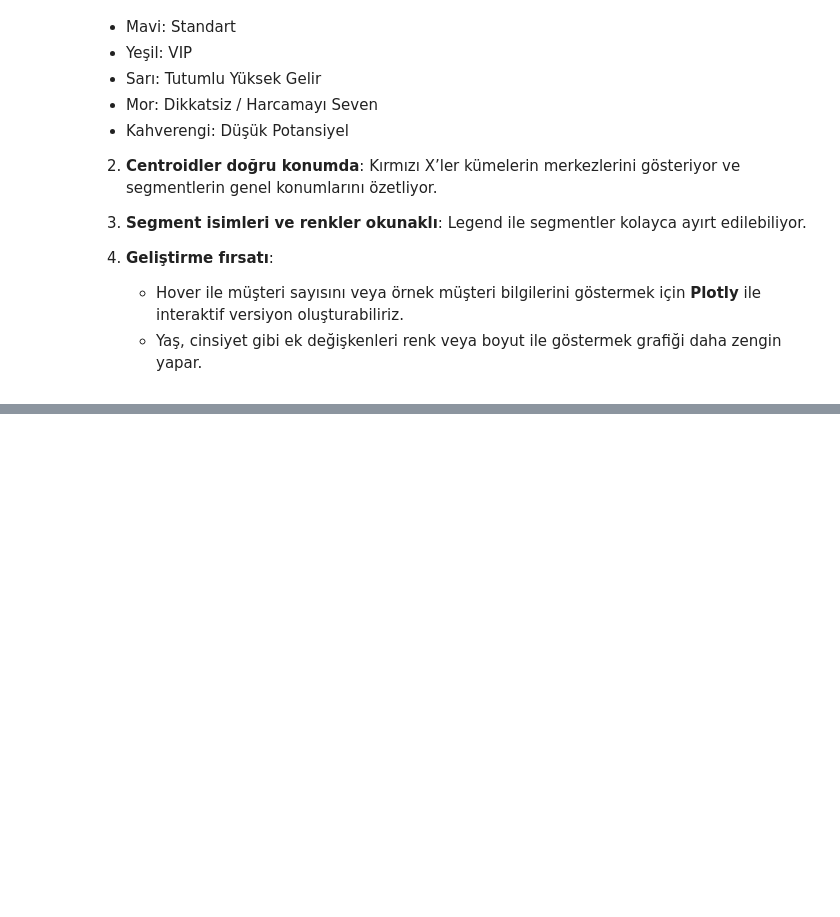
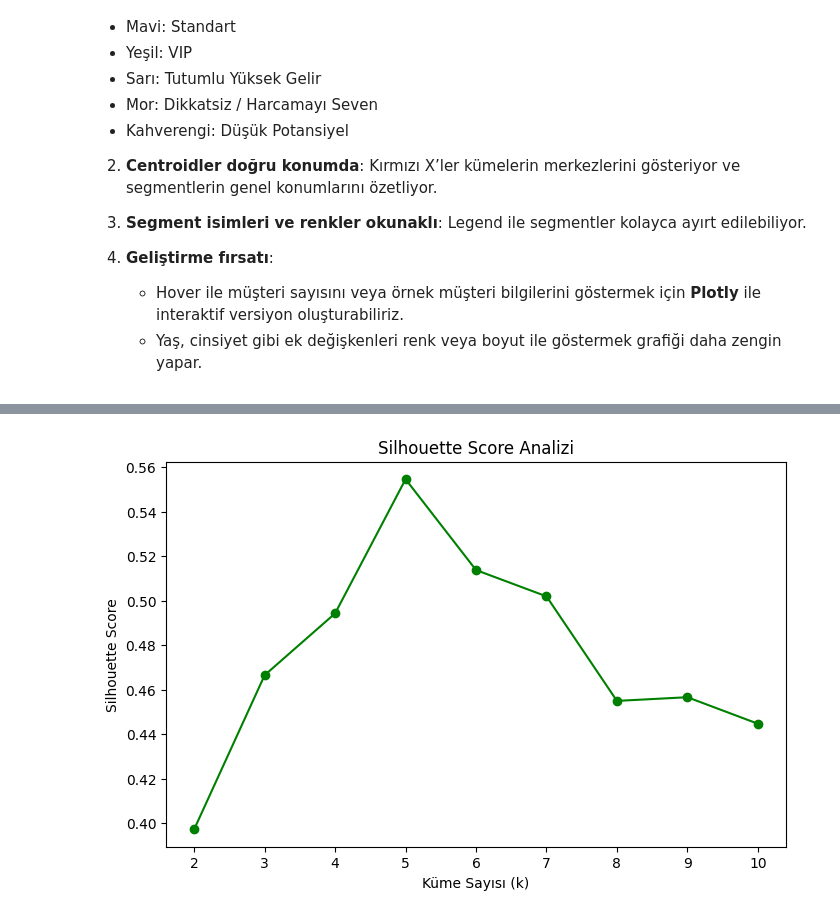
Before and after one commit to hafizecim/Mall-Customer-Segmentation-with-K-Means, a Jupyter notebook: mall_customer_segmentation.ipynb, the cells around one changed output, grey strips where cells are left out. Drawn from its saved outputs; the diff is of its cells as text; code cells hidden in the pictures; folded sections open; blank space fills up the shorter version.

```diff
--- a/mall_customer_segmentation.ipynb
+++ b/mall_customer_segmentation.ipynb
@@ -677,0 +709,19 @@ plt.show()
+# %%
+from sklearn.metrics import silhouette_score
+
+silhouette_scores = []
+
+for k in range(2, 11):
+    kmeans = KMeans(n_clusters=k, random_state=42)
+    labels = kmeans.fit_predict(X)
+    score = silhouette_score(X, labels)
+    silhouette_scores.append(score)
+
+plt.figure(figsize=(8,5))
+plt.plot(range(2, 11), silhouette_scores, marker='o', color='green')
+plt.xlabel('Küme Sayısı (k)')
+plt.ylabel('Silhouette Score')
+plt.title('Silhouette Score Analizi')
+plt.show()
+# %% [output]
+[figure, added]
```
Also changed, not shown: parts of 5 cells of this notebook.
